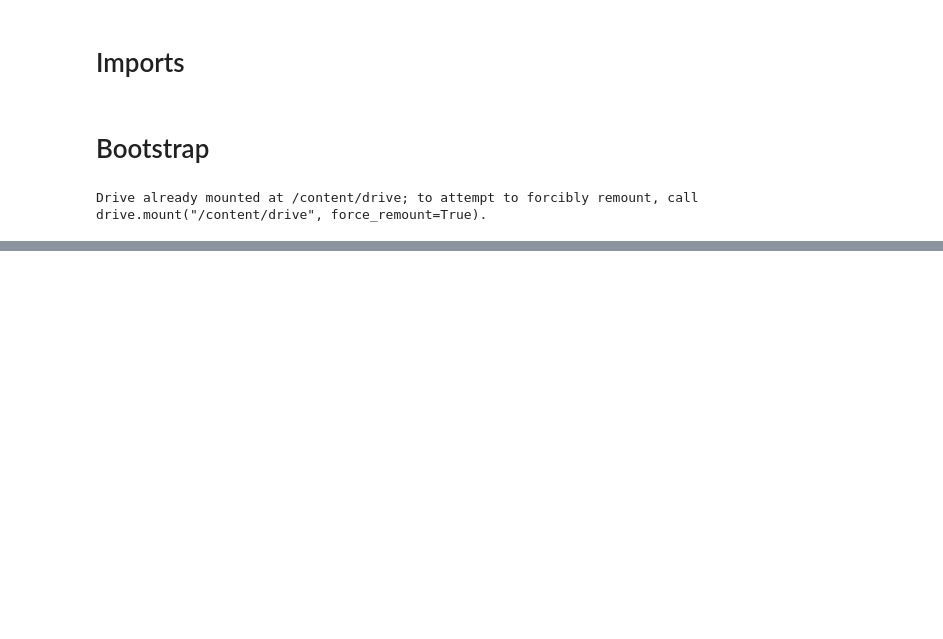
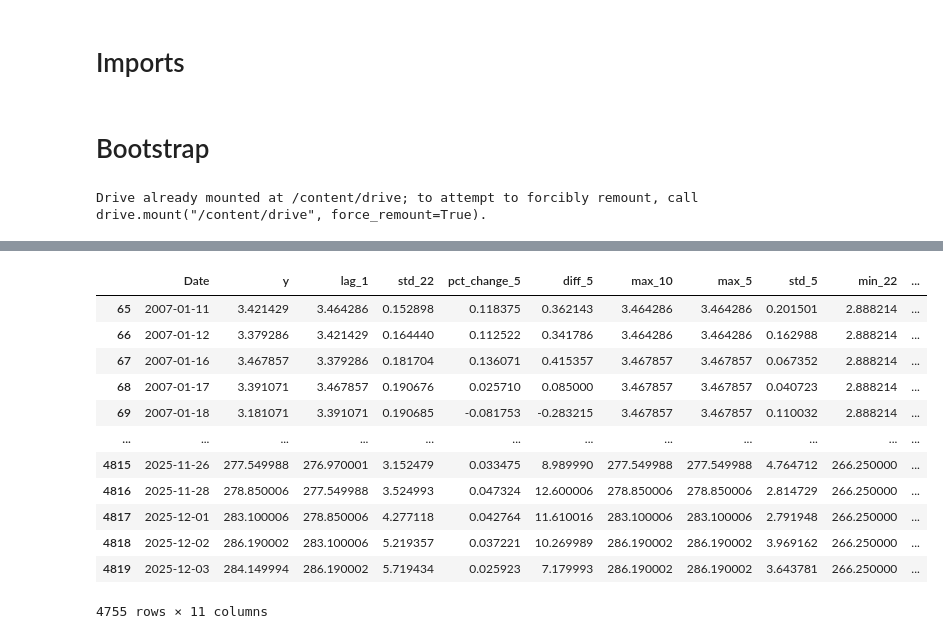
Before and after one commit to GuyRayOv/Stocks, a Jupyter notebook: notebooks/1stocks_dataprep_xgb.ipynb, the cells around one changed output, grey strips where cells are left out. Saved outputs shown, nothing was run; the diff lists cells and outputs as text; code cells hidden in the pictures; blank space fills up the shorter version.

```diff
--- a/notebooks/1stocks_dataprep_xgb.ipynb
+++ b/notebooks/1stocks_dataprep_xgb.ipynb
@@ -42,0 +192,19 @@ project_config["TKL"]
+# %%
+top_features = list(set(top_gain_features_list) | set(top_weight_features_list))
+final_df = df[ ['Date','y']+top_features ]
+# %%
+final_df
+# %% [output]
+|  | Date | y | lag_1 | std_22 | pct_change_5 | diff_5 | max_10 | max_5 | std_5 | min_22 | ... |
+| 65 | 2007-01-11 | 3.421429 | 3.464286 | 0.152898 | 0.118375 | 0.362143 | 3.464286 | 3.464286 | 0.201501 | 2.888214 | ... |
+| 66 | 2007-01-12 | 3.379286 | 3.421429 | 0.164440 | 0.112522 | 0.341786 | 3.464286 | 3.464286 | 0.162988 | 2.888214 | ... |
+| 67 | 2007-01-16 | 3.467857 | 3.379286 | 0.181704 | 0.136071 | 0.415357 | 3.467857 | 3.467857 | 0.067352 | 2.888214 | ... |
+| 68 | 2007-01-17 | 3.391071 | 3.467857 | 0.190676 | 0.025710 | 0.085000 | 3.467857 | 3.467857 | 0.040723 | 2.888214 | ... |
+| 69 | 2007-01-18 | 3.181071 | 3.391071 | 0.190685 | -0.081753 | -0.283215 | 3.467857 | 3.467857 | 0.110032 | 2.888214 | ... |
+| ... | ... | ... | ... | ... | ... | ... | ... | ... | ... | ... | ... |
+| 4815 | 2025-11-26 | 277.549988 | 276.970001 | 3.152479 | 0.033475 | 8.989990 | 277.549988 | 277.549988 | 4.764712 | 266.250000 | ... |
+| 4816 | 2025-11-28 | 278.850006 | 277.549988 | 3.524993 | 0.047324 | 12.600006 | 278.850006 | 278.850006 | 2.814729 | 266.250000 | ... |
+| 4817 | 2025-12-01 | 283.100006 | 278.850006 | 4.277118 | 0.042764 | 11.610016 | 283.100006 | 283.100006 | 2.791948 | 266.250000 | ... |
+| 4818 | 2025-12-02 | 286.190002 | 283.100006 | 5.219357 | 0.037221 | 10.269989 | 286.190002 | 286.190002 | 3.969162 | 266.250000 | ... |
+| 4819 | 2025-12-03 | 284.149994 | 286.190002 | 5.719434 | 0.025923 | 7.179993 | 286.190002 | 286.190002 | 3.643781 | 266.250000 | ... |
+4755 rows × 11 columns
```
Also changed, not shown: parts of 15 cells of this notebook.
